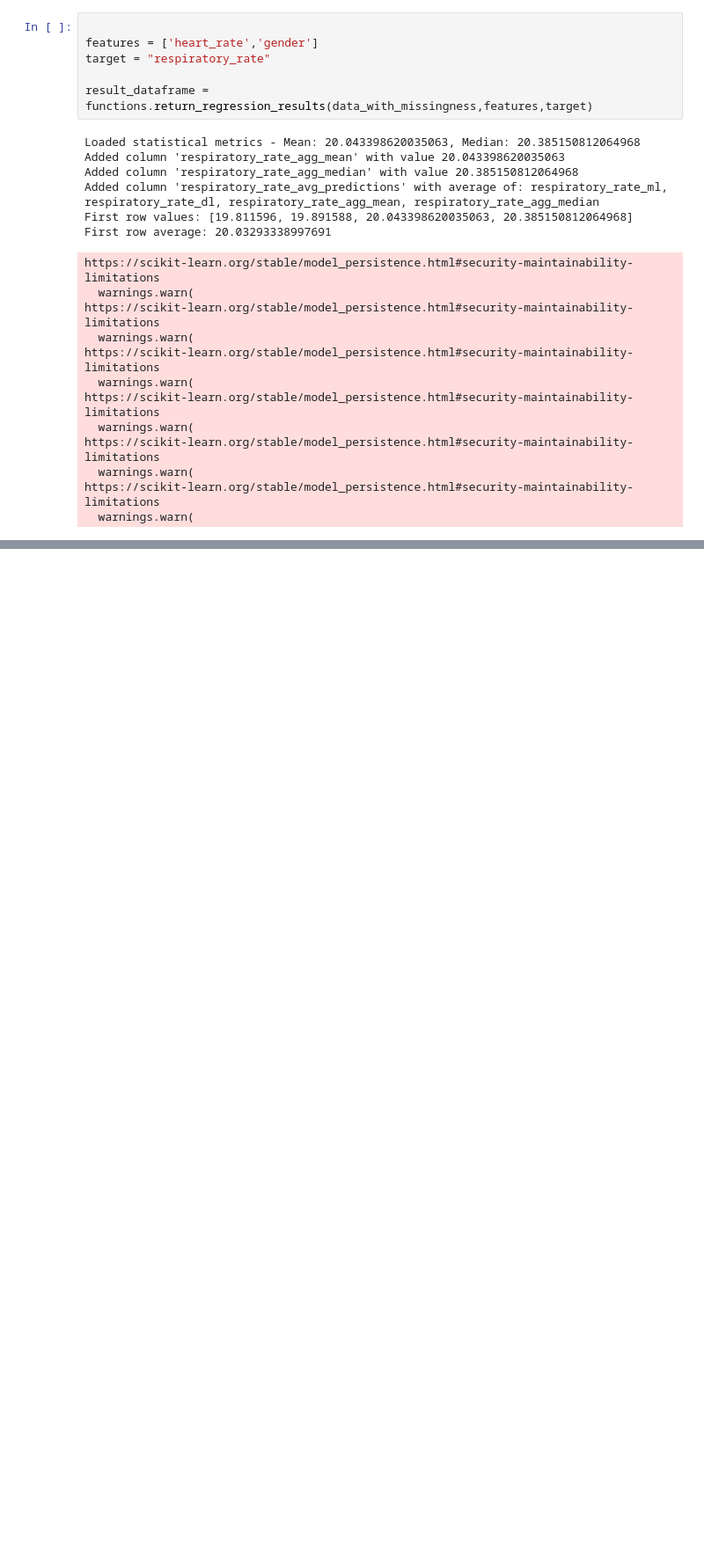
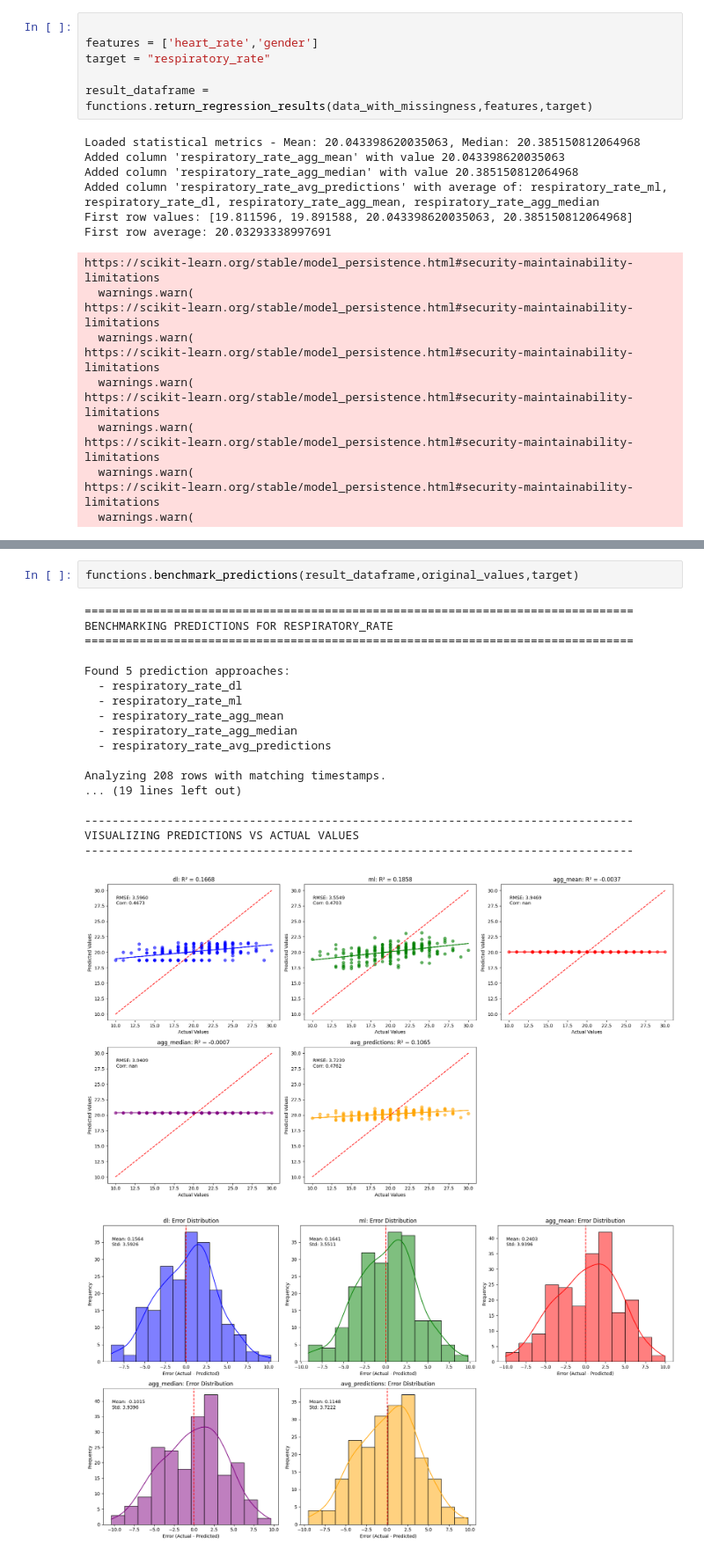
Before and after one commit to ESSADEQAziz/FL_env, a Jupyter notebook: HFL_env/notebooks/regression.ipynb, the cells around one changed output, grey strips where cells are left out. Shown: that part at 88% size. Drawn from its saved outputs; the diff is of its cells as text; blank space fills up the shorter version.

```diff
--- a/HFL_env/notebooks/regression.ipynb
+++ b/HFL_env/notebooks/regression.ipynb
@@ -332,0 +289,22 @@ Top features with highest missingness:
+# %%
+functions.benchmark_predictions(result_dataframe,original_values,target)
+# %% [output]
+================================================================================
+BENCHMARKING PREDICTIONS FOR RESPIRATORY_RATE
+================================================================================
+
+Found 5 prediction approaches:
+  - respiratory_rate_dl
+  - respiratory_rate_ml
+  - respiratory_rate_agg_mean
+  - respiratory_rate_agg_median
+  - respiratory_rate_avg_predictions
+
+Analyzing 208 rows with matching timestamps.
+... (19 lines left out)
+
+--------------------------------------------------------------------------------
+VISUALIZING PREDICTIONS VS ACTUAL VALUES
+--------------------------------------------------------------------------------
+[figure, added]
+[figure, added]
```
Also changed, not shown: parts of 4 cells of this notebook, 8 other files.
